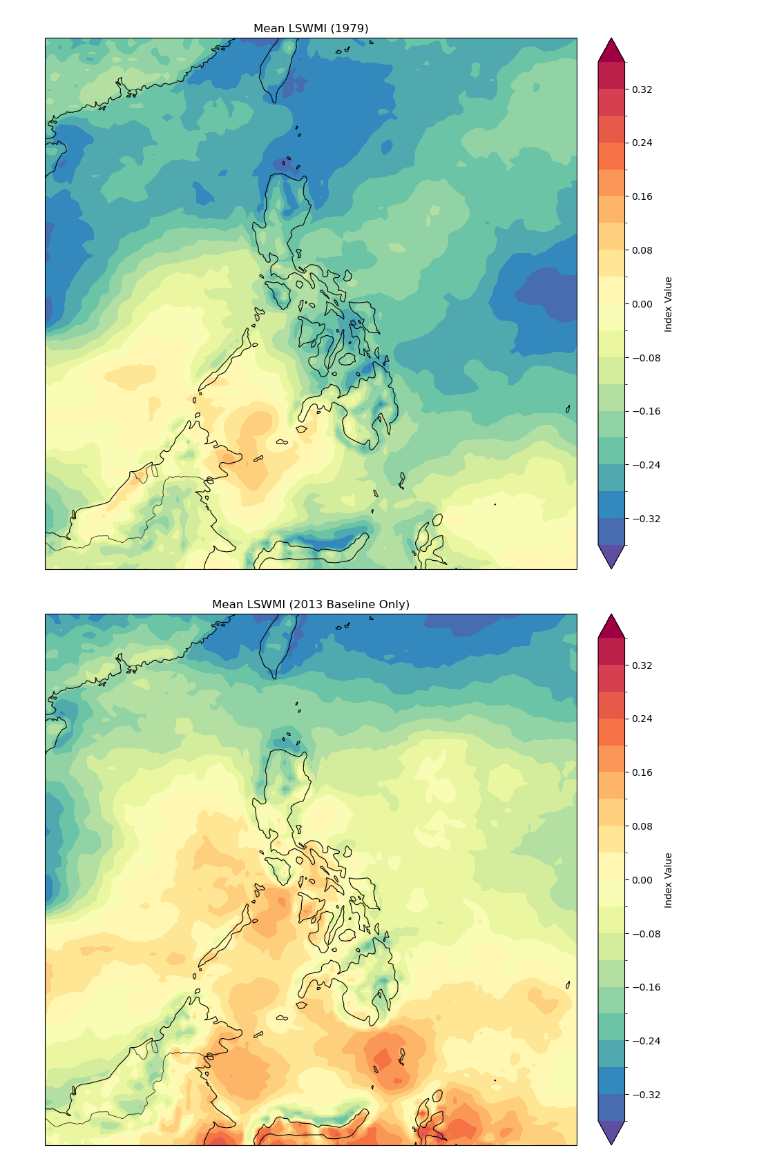
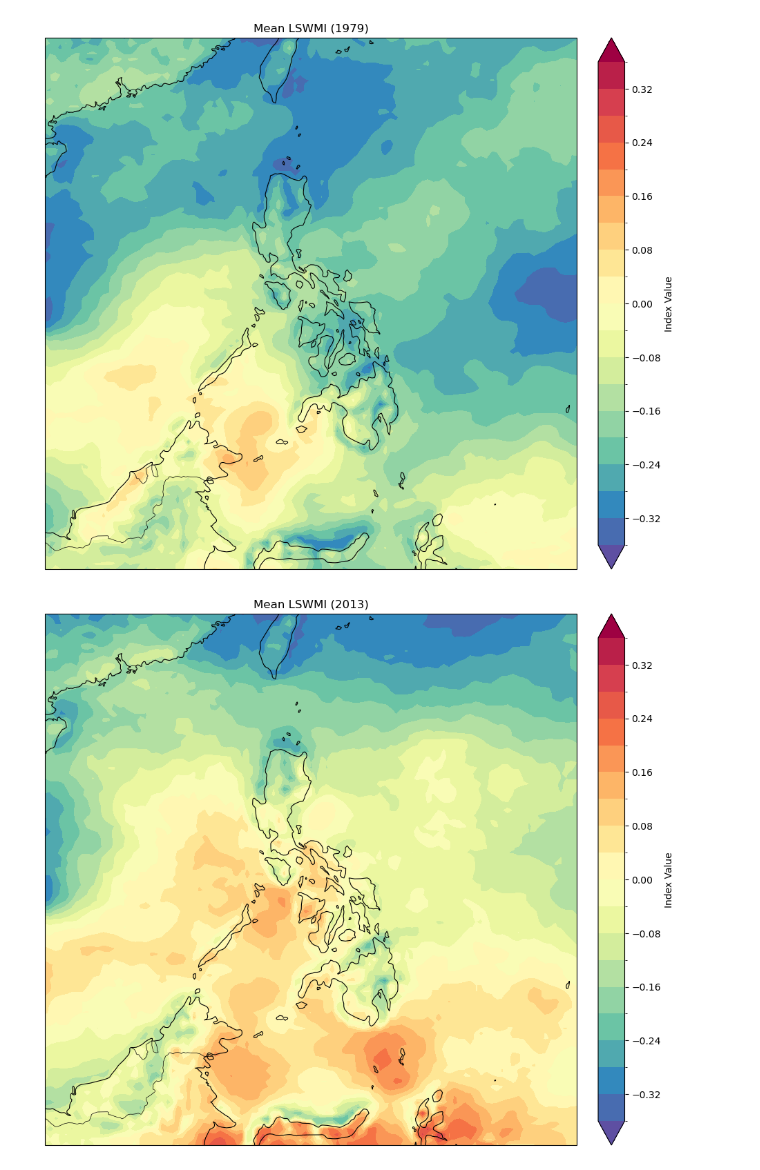
Before and after one commit to AleandraR/MS_Thesis_SWM, a Jupyter notebook: 02_notebooks/00b1_LSWMIPrep_Outputs.ipynb, the cells around one changed output. Cells and saved outputs as stored; diff of their text form; code cells hidden in the pictures.

Commit message:
00b1_LSWMIPrep_Outputs updated

```diff
--- a/02_notebooks/00b1_LSWMIPrep_Outputs.ipynb
+++ b/02_notebooks/00b1_LSWMIPrep_Outputs.ipynb
@@ -1246,34 +1241,26 @@ plt.show()
 # %% [output]
 [figure]
 # %%
-import matplotlib.pyplot as plt
-import cartopy.crs as ccrs
-import cartopy.feature as cfeature
-
-# 1. Select ONLY the 1991-2020 period first
-# Then calculate the mean over time
 lswmi_mean = lswmi_da.sel(valid_time=slice("2013-01-01", "2013-12-31")).mean(dim="valid_time")
 
 plt.figure(figsize=(20, 10))
 ax = plt.axes(projection=ccrs.PlateCarree())
 
-# Add map features
 ax.coastlines(resolution="50m", linewidth=0.8)
 ax.add_feature(cfeature.BORDERS, linewidth=0.5)
 ax.add_feature(cfeature.LAND, facecolor="lightgray", zorder=0)
 ax.add_feature(cfeature.OCEAN, facecolor="white", zorder=0)
 
-# Plot
 lswmi_mean.plot.contourf(
     ax=ax,
     transform=ccrs.PlateCarree(),
     cmap="Spectral_r",
     levels=20,
     extend="both",
     cbar_kwargs={'label': 'Index Value', 'pad': 0.02}
 )
 
-ax.set_title("Mean LSWMI (2013 Baseline Only)")
+ax.set_title("Mean LSWMI (2013)")
 plt.show()
 # %% [output]
-[figure, old version]
+[figure, new version]
```
Also changed, not shown: parts of 16 cells of this notebook.
